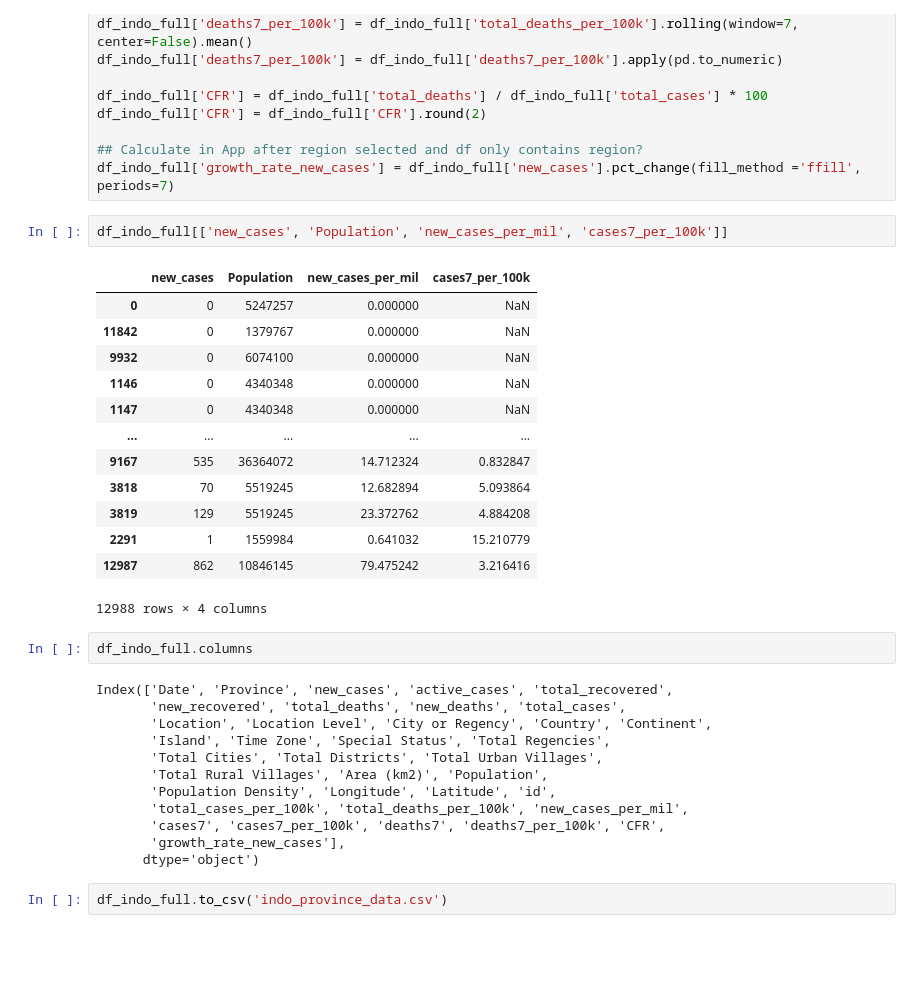
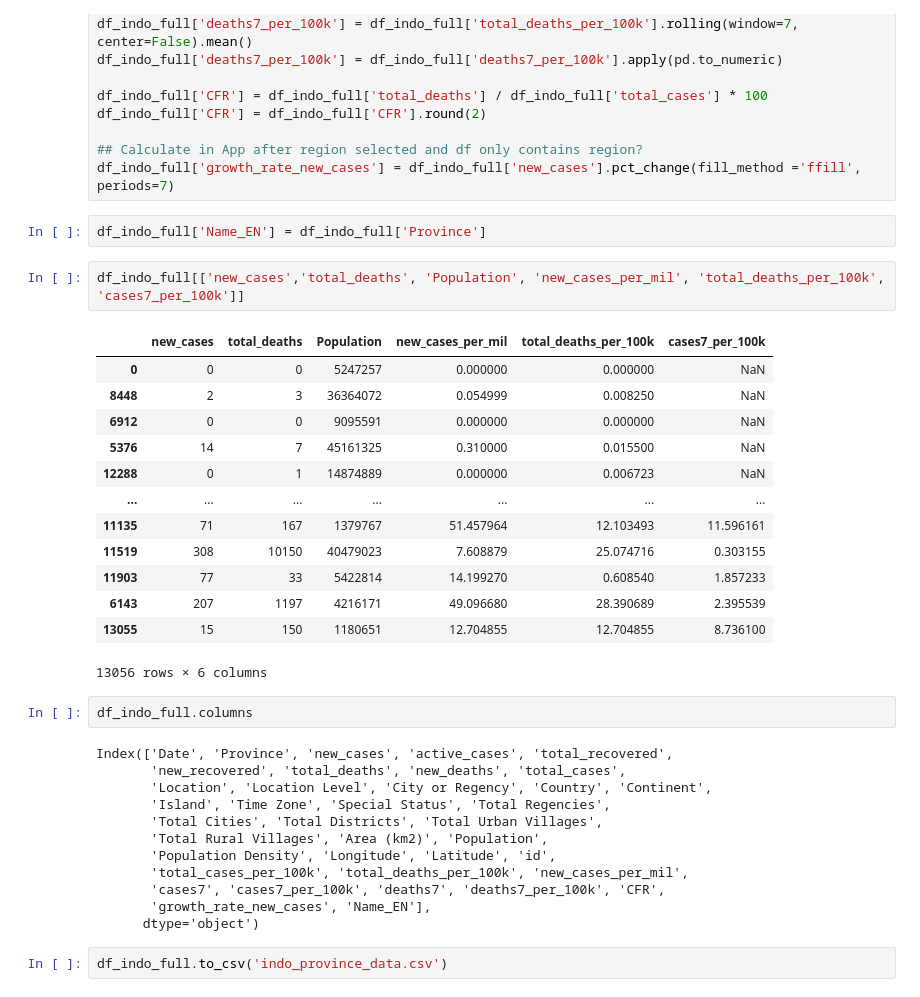
Before and after one commit to Svensone/bali-covid-app, a Jupyter notebook: data/daily_data_covid_bali_processing.ipynb, the cells around one changed output. Saved outputs shown, nothing was run; the diff lists cells and outputs as text; blank space fills up the shorter version.

```diff
--- a/data/daily_data_covid_bali_processing.ipynb
+++ b/data/daily_data_covid_bali_processing.ipynb
@@ -877,22 +801,24 @@ df_indo_full['CFR'] = df_indo_full['CFR'].round(2)
 
 ## Calculate in App after region selected and df only contains region?
 df_indo_full['growth_rate_new_cases'] = df_indo_full['new_cases'].pct_change(fill_method ='ffill', periods=7)
+# %%
+df_indo_full['Name_EN'] = df_indo_full['Province']
 # %%
-df_indo_full[['new_cases', 'Population', 'new_cases_per_mil', 'cases7_per_100k']]
+df_indo_full[['new_cases','total_deaths', 'Population', 'new_cases_per_mil', 'total_deaths_per_100k', 'cases7_per_100k']]
 # %% [output]
-|  | new_cases | Population | new_cases_per_mil | cases7_per_100k |
-| 0 | 0 | 5247257 | 0.000000 | NaN |
-| 11842 | 0 | 1379767 | 0.000000 | NaN |
-| 9932 | 0 | 6074100 | 0.000000 | NaN |
-| 1146 | 0 | 4340348 | 0.000000 | NaN |
-| 1147 | 0 | 4340348 | 0.000000 | NaN |
-| ... | ... | ... | ... | ... |
-| 9167 | 535 | 36364072 | 14.712324 | 0.832847 |
-| 3818 | 70 | 5519245 | 12.682894 | 5.093864 |
-| 3819 | 129 | 5519245 | 23.372762 | 4.884208 |
-| 2291 | 1 | 1559984 | 0.641032 | 15.210779 |
-| 12987 | 862 | 10846145 | 79.475242 | 3.216416 |
+|  | new_cases | total_deaths | Population | new_cases_per_mil | total_deaths_per_100k | cases7_per_100k |
+| 0 | 0 | 0 | 5247257 | 0.000000 | 0.000000 | NaN |
+| 8448 | 2 | 3 | 36364072 | 0.054999 | 0.008250 | NaN |
+| 6912 | 0 | 0 | 9095591 | 0.000000 | 0.000000 | NaN |
+| 5376 | 14 | 7 | 45161325 | 0.310000 | 0.015500 | NaN |
+| 12288 | 0 | 1 | 14874889 | 0.000000 | 0.006723 | NaN |
+| ... | ... | ... | ... | ... | ... | ... |
+| 11135 | 71 | 167 | 1379767 | 51.457964 | 12.103493 | 11.596161 |
+| 11519 | 308 | 10150 | 40479023 | 7.608879 | 25.074716 | 0.303155 |
+| 11903 | 77 | 33 | 5422814 | 14.199270 | 0.608540 | 1.857233 |
+| 6143 | 207 | 1197 | 4216171 | 49.096680 | 28.390689 | 2.395539 |
+| 13055 | 15 | 150 | 1180651 | 12.704855 | 12.704855 | 8.736100 |
-12988 rows × 4 columns
+13056 rows × 6 columns
 # %%
 df_indo_full.columns
 # %% [output]
@@ -905,7 +831,7 @@ Index(['Date', 'Province', 'new_cases', 'active_cases', 'total_recovered',
        'Population Density', 'Longitude', 'Latitude', 'id',
        'total_cases_per_100k', 'total_deaths_per_100k', 'new_cases_per_mil',
        'cases7', 'cases7_per_100k', 'deaths7', 'deaths7_per_100k', 'CFR',
-       'growth_rate_new_cases'],
+       'growth_rate_new_cases', 'Name_EN'],
       dtype='object')
 # %%
 df_indo_full.to_csv('indo_province_data.csv')
```
Also changed, not shown: parts of 36 cells of this notebook, 9 other files.
